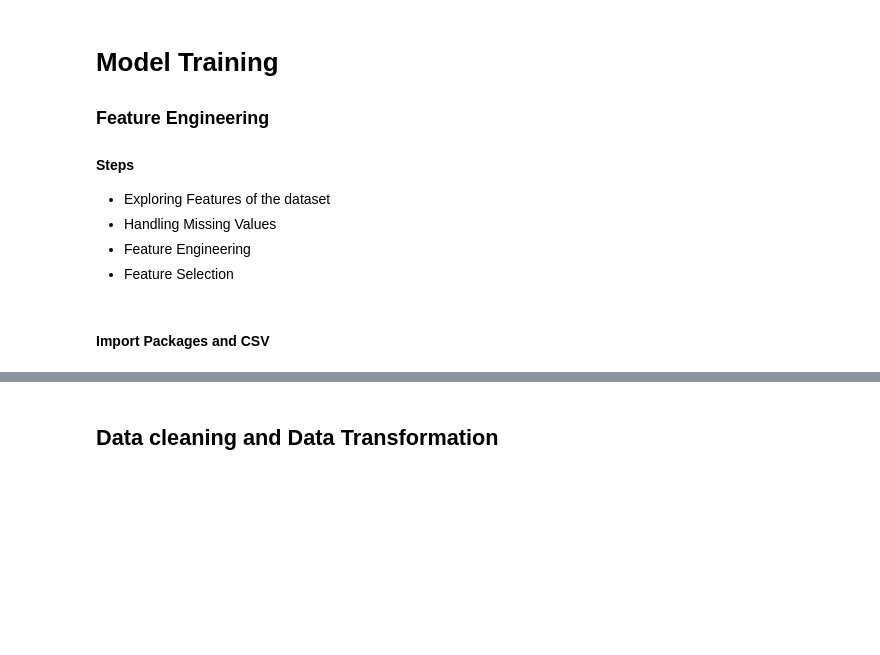
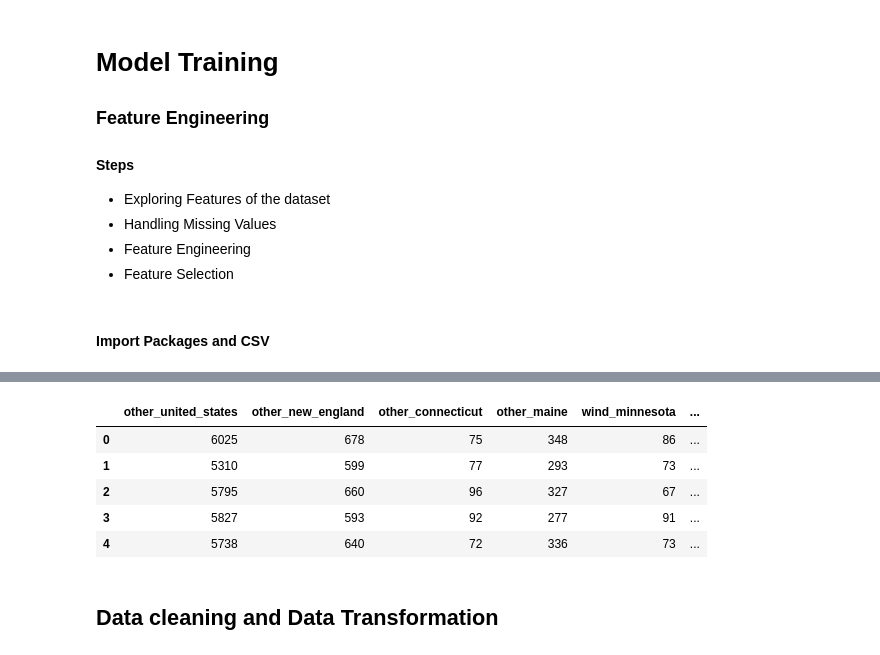
Before and after one commit to ambicav11/FE-and-MB, a Jupyter notebook: Feature Engineering and Model Training wppus.ipynb, the cells around one changed output, grey strips where cells are left out. Saved outputs shown, nothing was run; the diff lists cells and outputs as text; code cells hidden in the pictures; blank space fills up the shorter version.

```diff
--- a/Feature Engineering and Model Training wppus.ipynb
+++ b/Feature Engineering and Model Training wppus.ipynb
@@ -29,3 +29,12 @@ print(df.shape)
+# %%
+df.head()
+# %% [output]
+|  | other_united_states | other_new_england | other_connecticut | other_maine | wind_minnesota | ... |
+| 0 | 6025 | 678 | 75 | 348 | 86 | ... |
+| 1 | 5310 | 599 | 77 | 293 | 73 | ... |
+| 2 | 5795 | 660 | 96 | 327 | 67 | ... |
+| 3 | 5827 | 593 | 92 | 277 | 91 | ... |
+| 4 | 5738 | 640 | 72 | 336 | 73 | ... |
 # %% [markdown]
 ##  Data cleaning and Data Transformation
 # %% [markdown]
```
Also changed, not shown: parts of 31 cells of this notebook.
